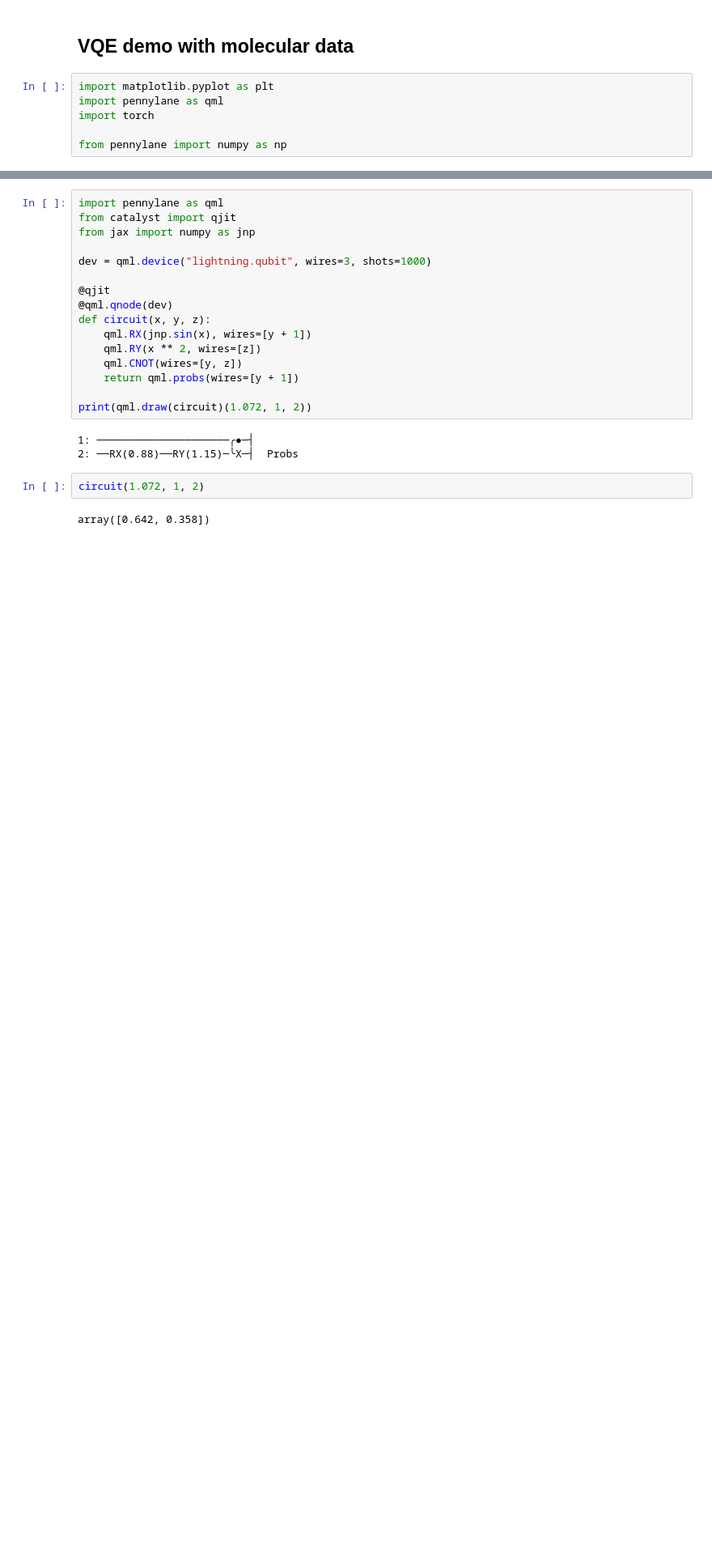
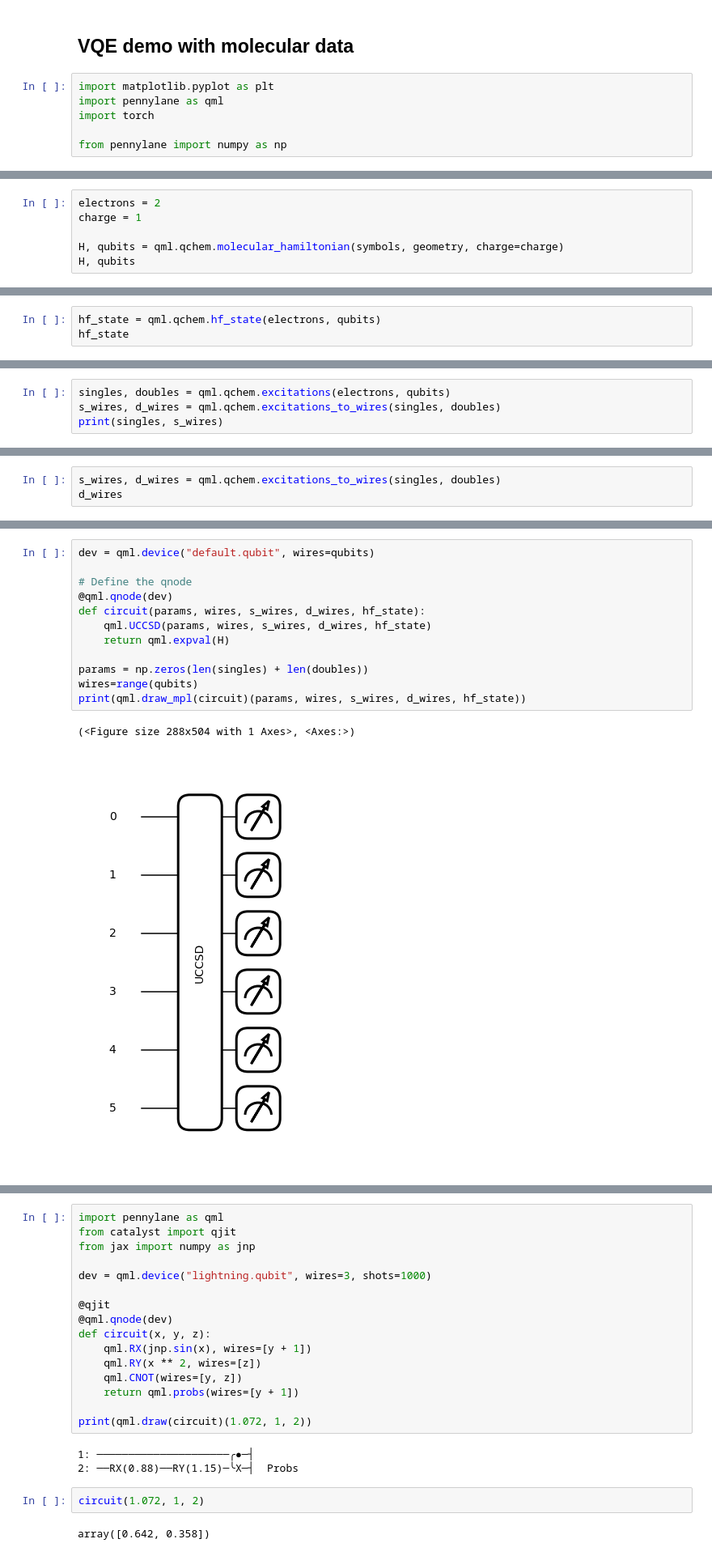
Before and after one commit to HoawenLo/VQE-pennylane-demo, a Jupyter notebook: testing_ground/vqe_pennylane_CH4.ipynb, the cells around one changed output, grey strips where cells are left out. Shown: that part at 81% size. Saved outputs shown, nothing was run; the diff lists cells and outputs as text; blank space fills up the shorter version.

```diff
--- a/testing_ground/vqe_pennylane_CH4.ipynb
+++ b/testing_ground/vqe_pennylane_CH4.ipynb
@@ -21,0 +20,6 @@ tensor(0)
+# %%
+electrons = 2
+charge = 1
+
+H, qubits = qml.qchem.molecular_hamiltonian(symbols, geometry, charge=charge)
+H, qubits
@@ -21,0 +44,3 @@ tensor(0)
+# %%
+hf_state = qml.qchem.hf_state(electrons, qubits)
+hf_state
@@ -21,0 +55,4 @@ tensor(0)
+# %%
+singles, doubles = qml.qchem.excitations(electrons, qubits)
+s_wires, d_wires = qml.qchem.excitations_to_wires(singles, doubles)
+print(singles, s_wires)
@@ -21,0 +61,3 @@ tensor(0)
+# %%
+s_wires, d_wires = qml.qchem.excitations_to_wires(singles, doubles)
+d_wires
@@ -21,0 +66,15 @@ tensor(0)
+# %%
+dev = qml.device("default.qubit", wires=qubits)
+
+# Define the qnode
+@qml.qnode(dev)
+def circuit(params, wires, s_wires, d_wires, hf_state):
+    qml.UCCSD(params, wires, s_wires, d_wires, hf_state)
+    return qml.expval(H)
+
+params = np.zeros(len(singles) + len(doubles))
+wires=range(qubits)
+print(qml.draw_mpl(circuit)(params, wires, s_wires, d_wires, hf_state))
+# %% [output]
+(<Figure size 288x504 with 1 Axes>, <Axes:>)
+[figure, added]
```
Also changed, not shown: parts of 11 cells of this notebook, 3 other files.
